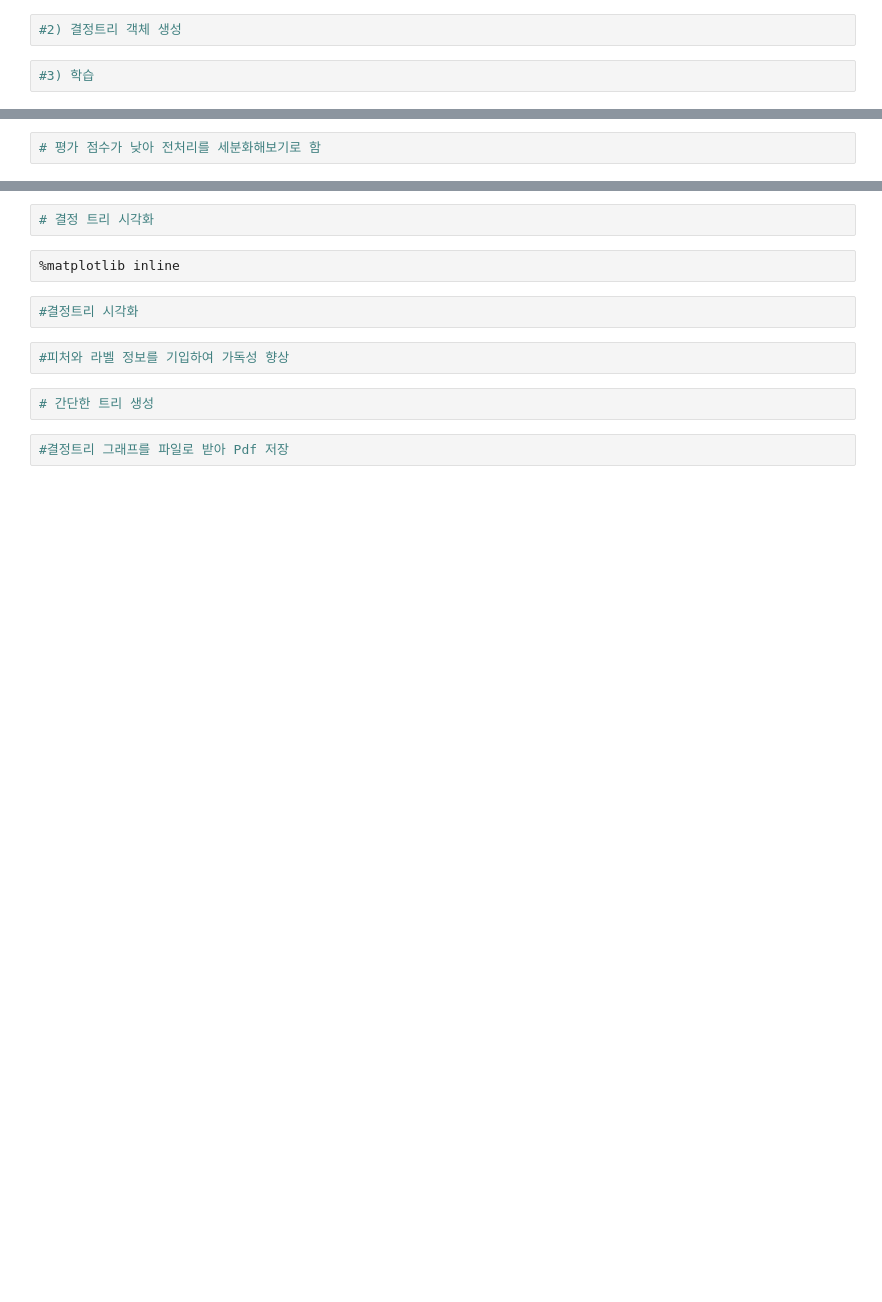
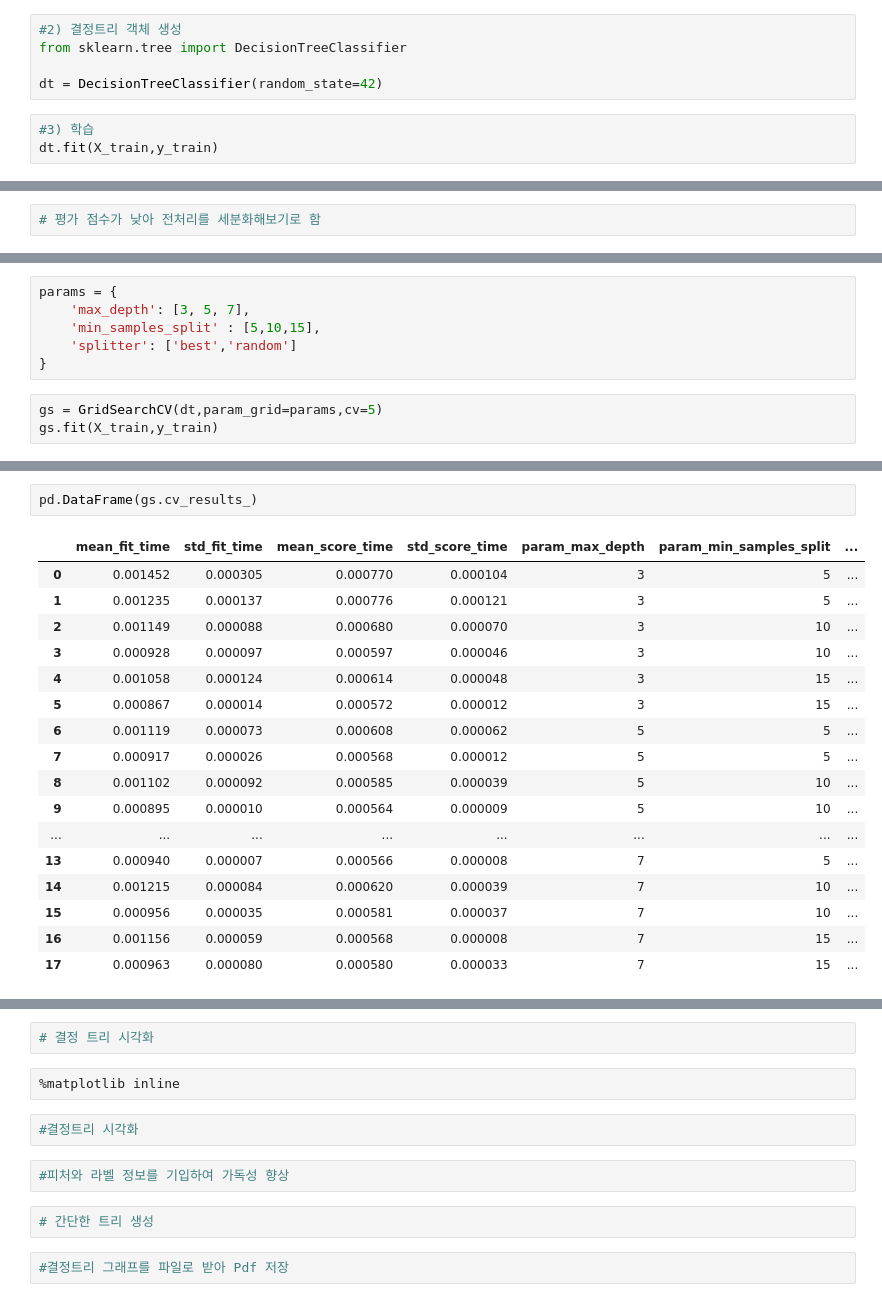
Before and after one commit to journnie/01_machine_learning, a Jupyter notebook: 300.Classification/320.1결정트리실습_타이타닉.ipynb, the cells around one changed output, grey strips where cells are left out. Cells and saved outputs as stored; diff of their text form; blank space fills up the shorter version.

```diff
--- a/300.Classification/320.1결정트리실습_타이타닉.ipynb
+++ b/300.Classification/320.1결정트리실습_타이타닉.ipynb
@@ -43,4 +186,8 @@ X_titanic_df.info() #Age 값의 결측치 확인
 # %%
 #2) 결정트리 객체 생성
+from sklearn.tree import DecisionTreeClassifier
+
+dt = DecisionTreeClassifier(random_state=42)
 # %%
 #3) 학습
+dt.fit(X_train,y_train)
@@ -54,0 +210,9 @@ X_titanic_df.info() #Age 값의 결측치 확인
+# %%
+params = {
+    'max_depth': [3, 5, 7],
+    'min_samples_split' : [5,10,15],
+    'splitter': ['best','random']
+}
+# %%
+gs = GridSearchCV(dt,param_grid=params,cv=5)
+gs.fit(X_train,y_train)
@@ -54,0 +237,20 @@ X_titanic_df.info() #Age 값의 결측치 확인
+# %%
+pd.DataFrame(gs.cv_results_)
+# %% [output]
+|  | mean_fit_time | std_fit_time | mean_score_time | std_score_time | param_max_depth | param_min_samples_split | ... |
+| 0 | 0.001452 | 0.000305 | 0.000770 | 0.000104 | 3 | 5 | ... |
+| 1 | 0.001235 | 0.000137 | 0.000776 | 0.000121 | 3 | 5 | ... |
+| 2 | 0.001149 | 0.000088 | 0.000680 | 0.000070 | 3 | 10 | ... |
+| 3 | 0.000928 | 0.000097 | 0.000597 | 0.000046 | 3 | 10 | ... |
+| 4 | 0.001058 | 0.000124 | 0.000614 | 0.000048 | 3 | 15 | ... |
+| 5 | 0.000867 | 0.000014 | 0.000572 | 0.000012 | 3 | 15 | ... |
+| 6 | 0.001119 | 0.000073 | 0.000608 | 0.000062 | 5 | 5 | ... |
+| 7 | 0.000917 | 0.000026 | 0.000568 | 0.000012 | 5 | 5 | ... |
+| 8 | 0.001102 | 0.000092 | 0.000585 | 0.000039 | 5 | 10 | ... |
+| 9 | 0.000895 | 0.000010 | 0.000564 | 0.000009 | 5 | 10 | ... |
+| ... | ... | ... | ... | ... | ... | ... | ... |
+| 13 | 0.000940 | 0.000007 | 0.000566 | 0.000008 | 7 | 5 | ... |
+| 14 | 0.001215 | 0.000084 | 0.000620 | 0.000039 | 7 | 10 | ... |
+| 15 | 0.000956 | 0.000035 | 0.000581 | 0.000037 | 7 | 10 | ... |
+| 16 | 0.001156 | 0.000059 | 0.000568 | 0.000008 | 7 | 15 | ... |
+| 17 | 0.000963 | 0.000080 | 0.000580 | 0.000033 | 7 | 15 | ... |
```
Also changed, not shown: parts of 31 cells of this notebook, 13 other files.
